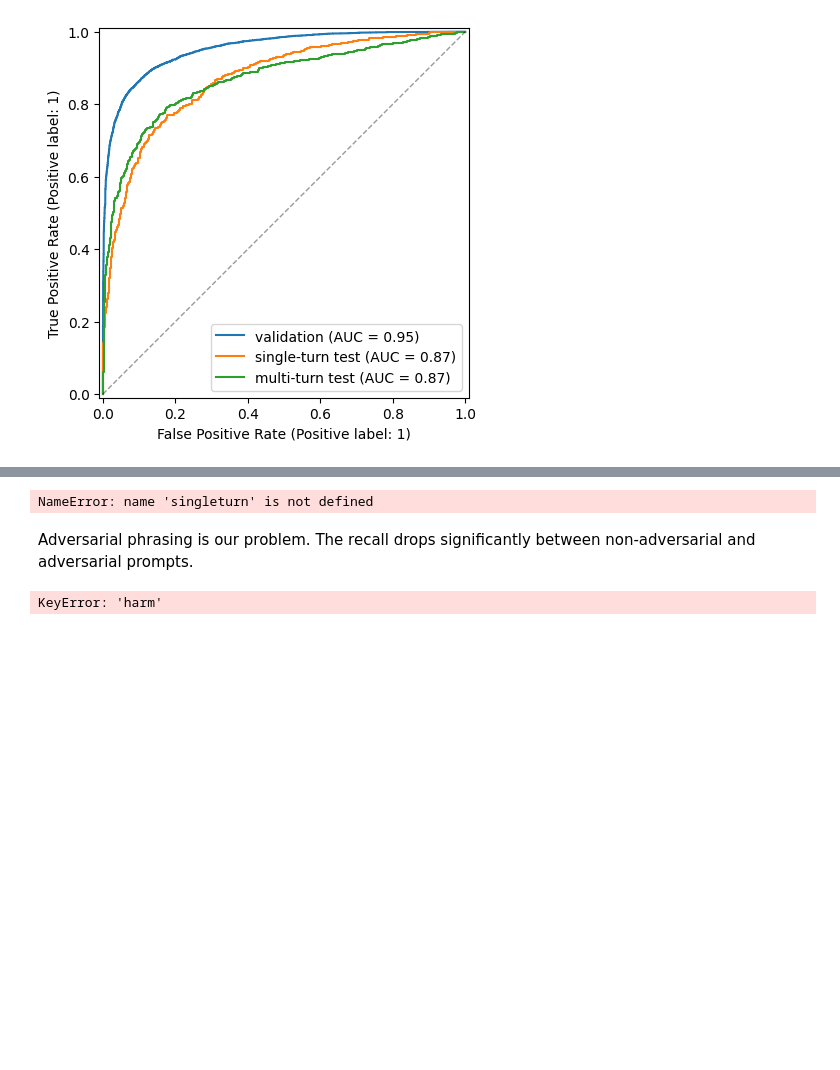
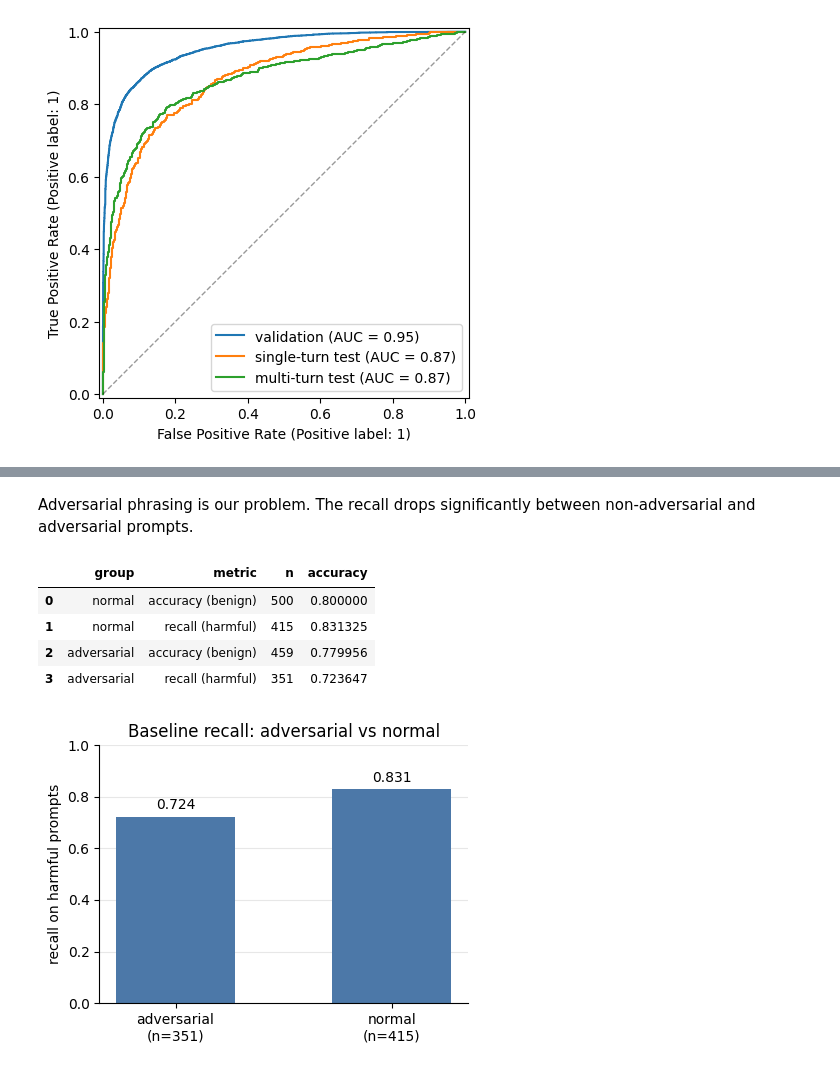
Before and after one commit to strouddm/project-jail-break, a Jupyter notebook: notebooks/06_flo_baseline.ipynb, the cells around one changed output, grey strips where cells are left out. Drawn from its saved outputs; the diff is of its cells as text; code cells hidden in the pictures; blank space fills up the shorter version.

```diff
--- a/notebooks/06_flo_baseline.ipynb
+++ b/notebooks/06_flo_baseline.ipynb
@@ -313,5 +311,5 @@ AttributeError: 'Series' object has no attribute 'columns'
 # %%
-# --- re-attach the analysis columns the pipeline dropped ---
+# re-attach the analysis columns the pipeline dropped
 
 RAW = REPO_ROOT / "data" / "raw" / "wildguardmix"
 
@@ -321,7 +319,7 @@ test_raw  = pd.read_parquet(RAW / "wildguardtest-test.parquet").drop_duplicates(
 # reproduce the pipeline's id scheme: test ids = raw index + len(deduped train)
 test_raw = test_raw.assign(conversation_id=test_raw.index + len(train_raw))
 
-test_df = singleturn[singleturn["split"] == "test"].merge(
+test_df = meta[meta["split"] == "test"].merge(
     test_raw[["conversation_id", "adversarial", "subcategory"]],
     on="conversation_id", how="left", validate="one_to_one",
 )
@@ -331,8 +329,6 @@ assert test_df["subcategory"].notna().all(), "join failed"
 test_df["prob"]    = baseline_model.predict_proba(test_df["conversation_proc"])[:, 1]
 test_df["pred"]    = (test_df["prob"] >= 0.5).astype(int)
 test_df["correct"] = test_df["pred"] == test_df["harm"]
-# %% [output]
-NameError: name 'singleturn' is not defined
 # %% [markdown]
 Adversarial phrasing is our problem. The recall drops significantly between non-adversarial and adversarial prompts.
 # %%
@@ -341,9 +337,35 @@ tbl = (test_df
        .agg(n="size", accuracy="mean")
        .reset_index())
 
-tbl["metric"] = np.where(tbl["harm"] == 1, "recall (harmful)", "specificity (benign)")
+tbl["metric"] = np.where(tbl["harm"] == 1, "recall (harmful)", "accuracy (benign)")
 tbl["group"]  = np.where(tbl["adversarial"], "adversarial", "normal")
 
-tbl[["group", "metric", "n", "accuracy"]].sort_values(["metric", "group"])
+tbl[["group", "metric", "n", "accuracy"]]
 # %% [output]
-KeyError: 'harm'
+|  | group | metric | n | accuracy |
+| 0 | normal | accuracy (benign) | 500 | 0.800000 |
+| 1 | normal | recall (harmful) | 415 | 0.831325 |
+| 2 | adversarial | accuracy (benign) | 459 | 0.779956 |
+| 3 | adversarial | recall (harmful) | 351 | 0.723647 |
+# %%
+#plot the metric between adversarial and normal
+recall_tbl = tbl[tbl["harm"] == 1].sort_values("group")
+
+labels = [f"{g}\n(n={n})" for g, n in zip(recall_tbl["group"], recall_tbl["n"])]
+
+fig, ax = plt.subplots(figsize=(4.5, 3.5))
+bars = ax.bar(labels, recall_tbl["accuracy"], width=0.55, color="#4C78A8")
+
+ax.bar_label(bars, fmt="%.3f", padding=3)
+ax.set_ylim(0, 1)
+ax.set_ylabel("recall on harmful prompts")
+ax.set_title("Baseline recall: adversarial vs normal")
+
+ax.spines[["top", "right"]].set_visible(False)
+ax.grid(axis="y", alpha=0.3)
+ax.set_axisbelow(True)
+
+plt.tight_layout()
+plt.show()
+# %% [output]
+[figure, added]
```
Also changed, not shown: parts of 7 cells of this notebook.
